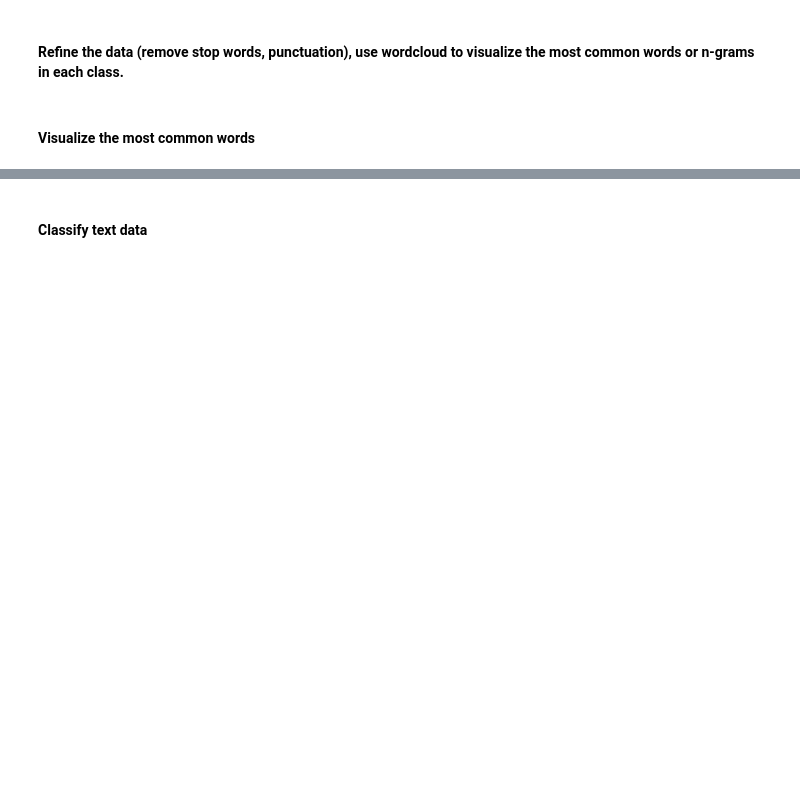
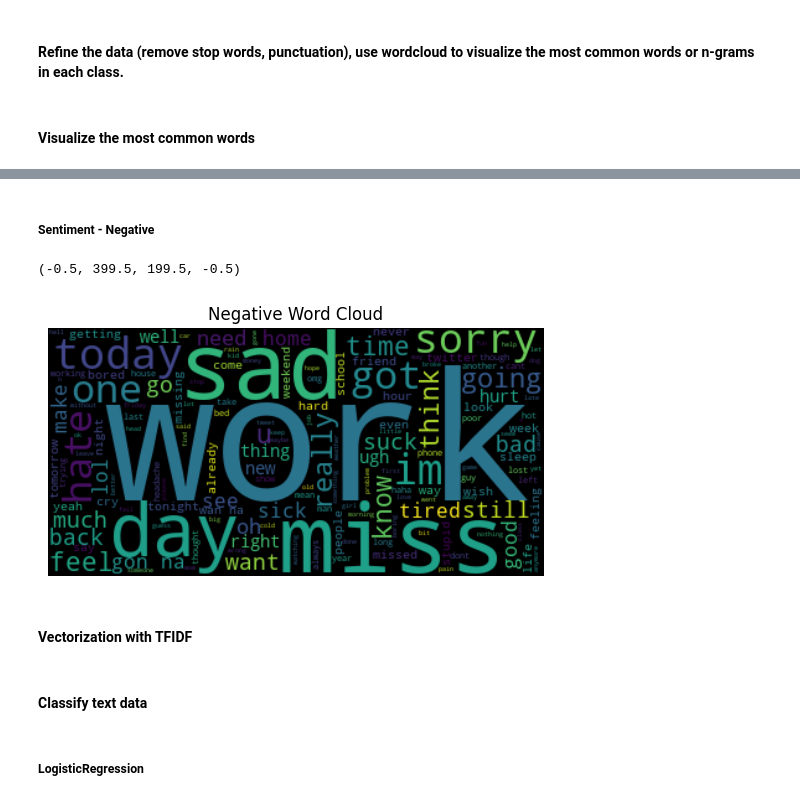
Before and after one commit to esmira23/data-analysis, a Jupyter notebook: pr_2.ipynb, the cells around one changed output, grey strips where cells are left out. Saved outputs shown, nothing was run; the diff lists cells and outputs as text; code cells hidden in the pictures; blank space fills up the shorter version.

```diff
--- a/pr_2.ipynb
+++ b/pr_2.ipynb
@@ -250,0 +274,14 @@ plt.axis('off')
+# %% [markdown]
+##### Sentiment - Negative
+# %%
+label3 = ' '.join(dataset[dataset.sentiment == 'negative'].text.tolist())
+label3 = WordCloud().generate(label3)
+
+plt.imshow(label3, interpolation='bilinear')
+plt.title('Negative Word Cloud')
+plt.axis('off')
+# %% [output]
+(-0.5, 399.5, 199.5, -0.5)
+[figure, added]
+# %% [markdown]
+#### Vectorization with TFIDF
@@ -252,0 +295,2 @@ plt.axis('off')
+# %% [markdown]
+##### LogisticRegression
```
Also changed, not shown: parts of 19 cells of this notebook, 2 other files.
